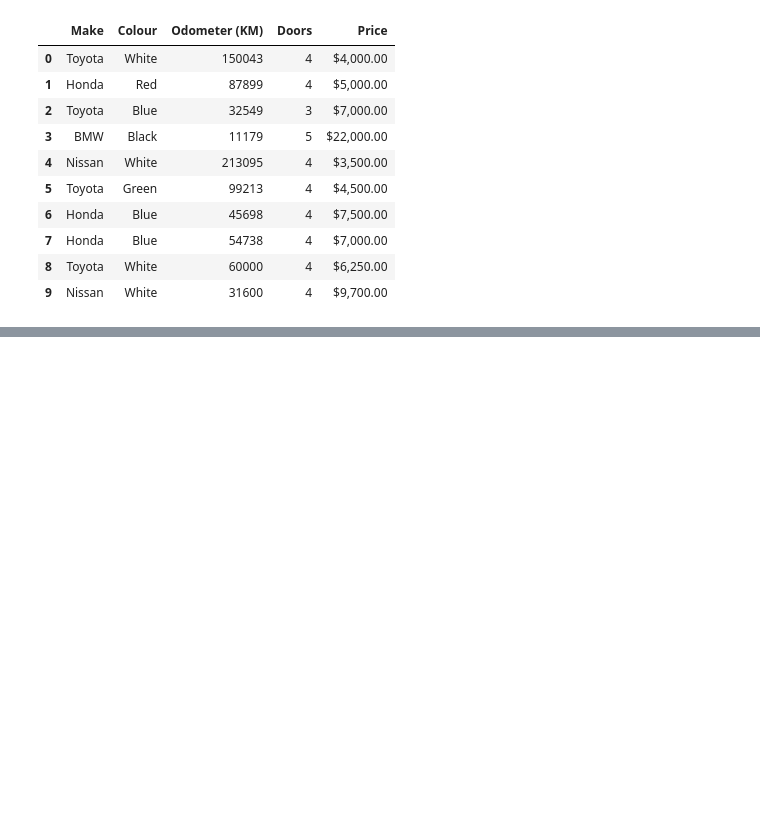
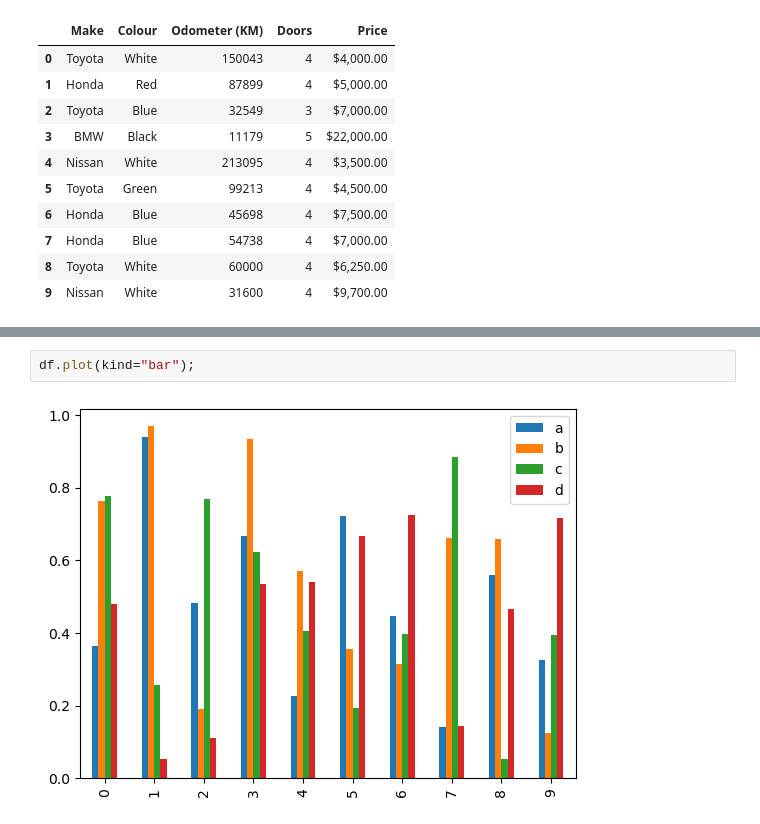
Before and after one commit to TheArcus02/ML-Course, a Jupyter notebook: sample_project_1/matplotlib-introduction.ipynb, the cells around one changed output, grey strips where cells are left out. Drawn from its saved outputs; the diff is of its cells as text; blank space fills up the shorter version.

```diff
--- a/sample_project_1/matplotlib-introduction.ipynb
+++ b/sample_project_1/matplotlib-introduction.ipynb
@@ -204,0 +300,4 @@ car_sales
+# %%
+df.plot(kind="bar");
+# %% [output]
+[figure, added]
```
Also changed, not shown: parts of 47 cells of this notebook, 1 other file.
